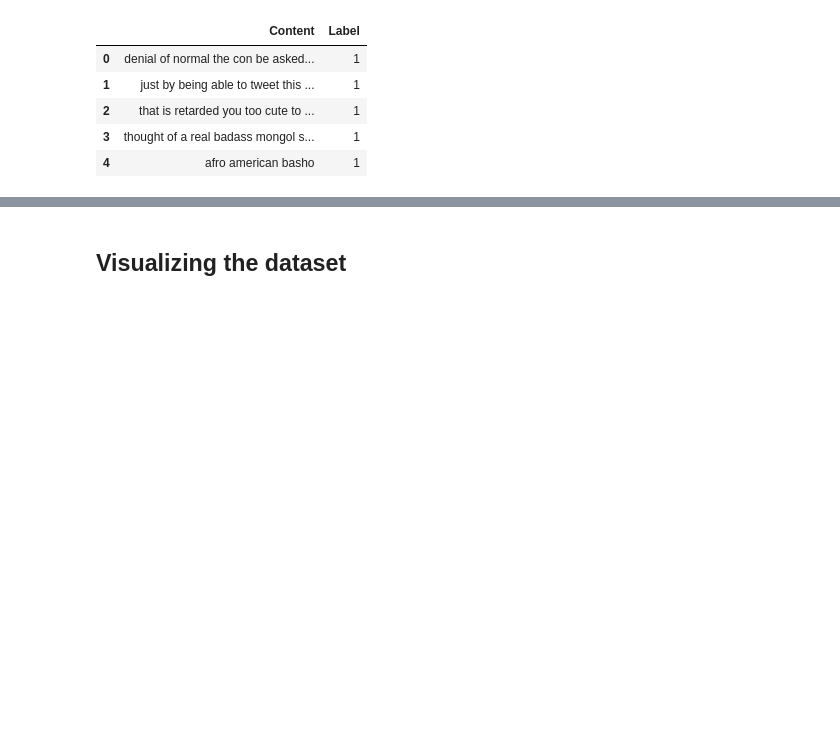
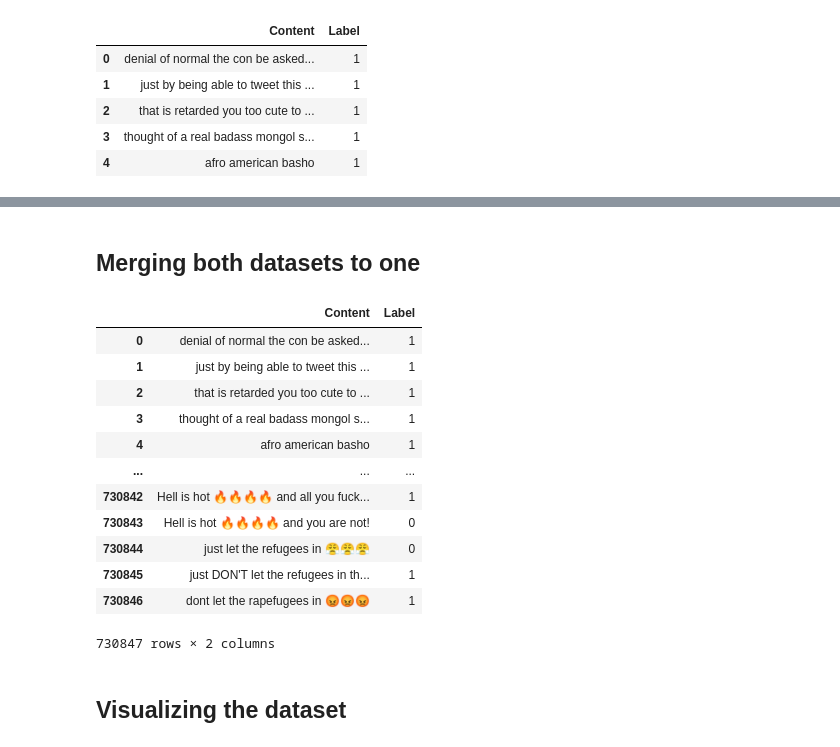
Before and after one commit to fahim-ysr/NLP-Hate-Speech-Detector, a Jupyter notebook: Project.ipynb, the cells around one changed output, grey strips where cells are left out. Cells and saved outputs as stored; diff of their text form; code cells hidden in the pictures; blank space fills up the shorter version.

```diff
--- a/Project.ipynb
+++ b/Project.ipynb
@@ -68,3 +118,23 @@ df.head()
+# %% [markdown]
+## Merging both datasets to one
+# %%
+df = pd.concat([df1, df2], axis = 0, ignore_index=True)
+# %%
+df
+# %% [output]
+|  | Content | Label |
+| 0 | denial of normal the con be asked... | 1 |
+| 1 | just by being able to tweet this ... | 1 |
+| 2 | that is retarded you too cute to ... | 1 |
+| 3 | thought of a real badass mongol s... | 1 |
+| 4 | afro american basho | 1 |
+| ... | ... | ... |
+| 730842 | Hell is hot 🔥🔥🔥🔥 and all you fuck... | 1 |
+| 730843 | Hell is hot 🔥🔥🔥🔥 and you are not! | 0 |
+| 730844 | just let the refugees in 😤😤😤 | 0 |
+| 730845 | just DON'T let the refugees in th... | 1 |
+| 730846 | dont let the rapefugees in 😡😡😡 | 1 |
+730847 rows × 2 columns
 # %% [markdown]
 ## Visualizing the dataset
 # %%
```
Also changed, not shown: parts of 23 cells of this notebook, 3 other files.
